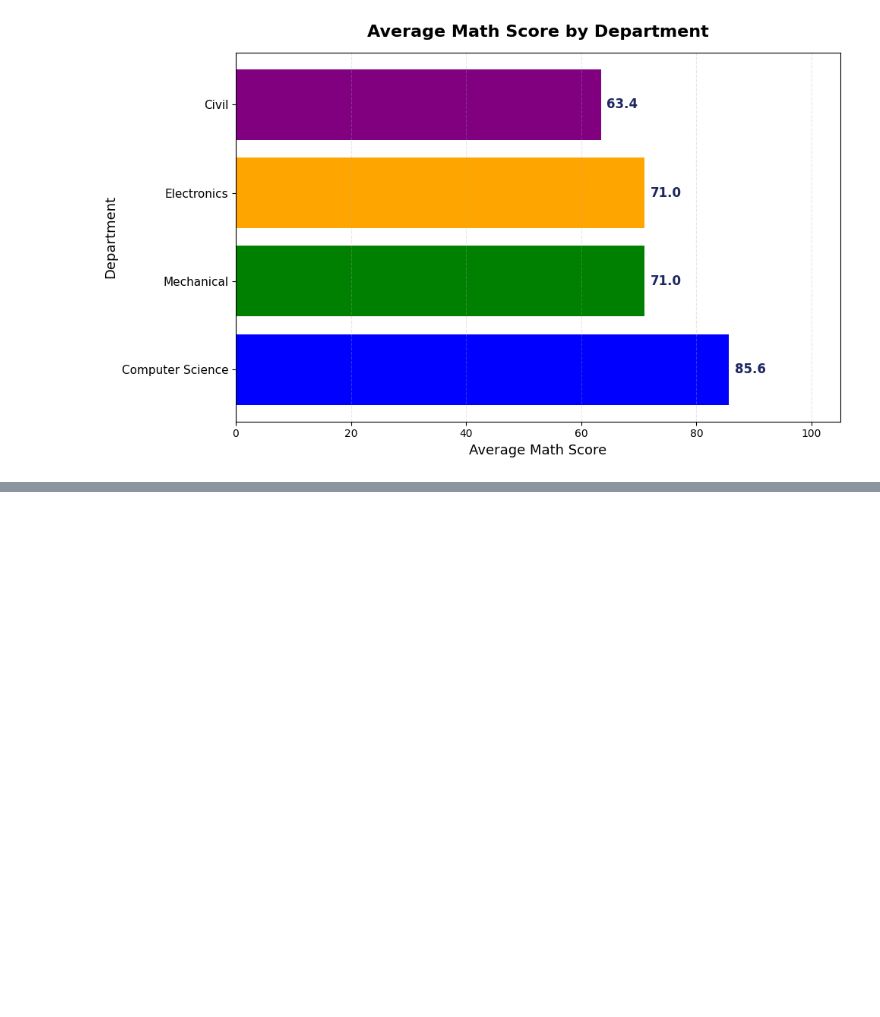
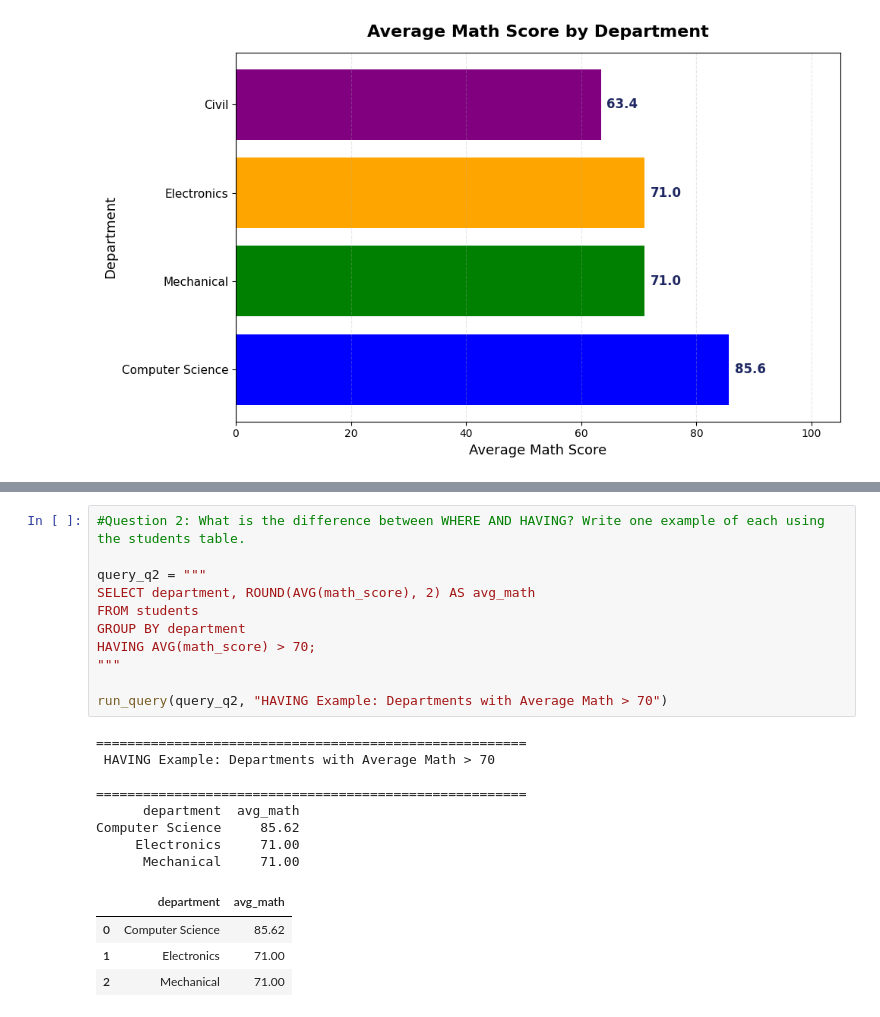
Before and after one commit to KEERTHANASRI-A-M-0609/keerthanasri-codeboosters-2026, a Jupyter notebook: Day 2/DAY_2.ipynb, the cells around one changed output, grey strips where cells are left out. Drawn from its saved outputs; the diff is of its cells as text; blank space fills up the shorter version.

```diff
--- a/Day 2/DAY_2.ipynb
+++ b/Day 2/DAY_2.ipynb
@@ -515,0 +535,24 @@ plt.show()
+# %%
+#Question 2: What is the difference between WHERE AND HAVING? Write one example of each using the students table.
+
+query_q2 = """
+SELECT department, ROUND(AVG(math_score), 2) AS avg_math
+FROM students
+GROUP BY department
+HAVING AVG(math_score) > 70;
+"""
+
+run_query(query_q2, "HAVING Example: Departments with Average Math > 70")
+# %% [output]
+=======================================================
+ HAVING Example: Departments with Average Math > 70
+
+=======================================================
+      department  avg_math
+Computer Science     85.62
+     Electronics     71.00
+      Mechanical     71.00
+|  | department | avg_math |
+| 0 | Computer Science | 85.62 |
+| 1 | Electronics | 71.00 |
+| 2 | Mechanical | 71.00 |
```
Also changed, not shown: parts of 8 cells of this notebook.
